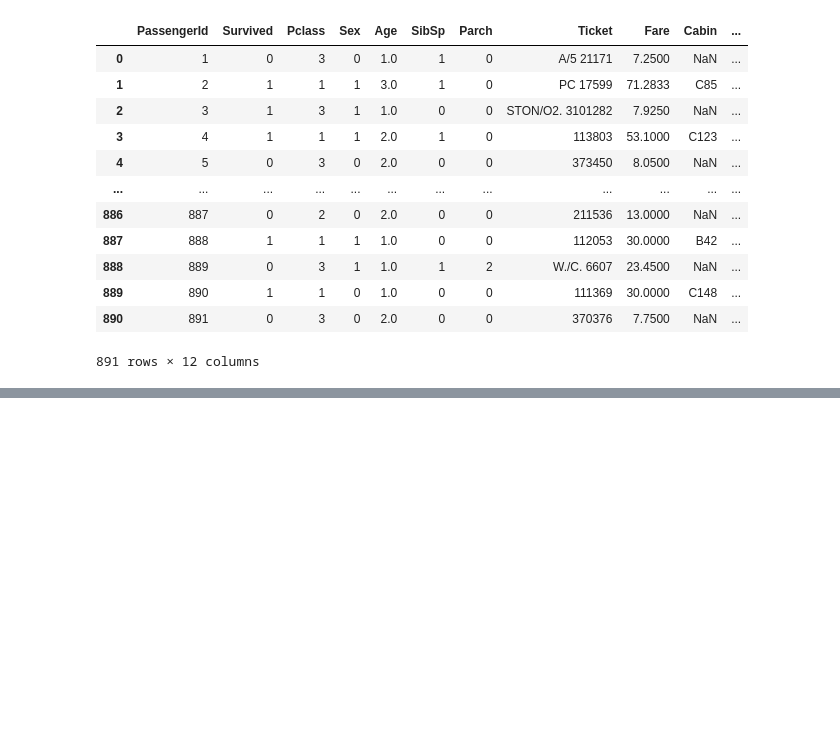
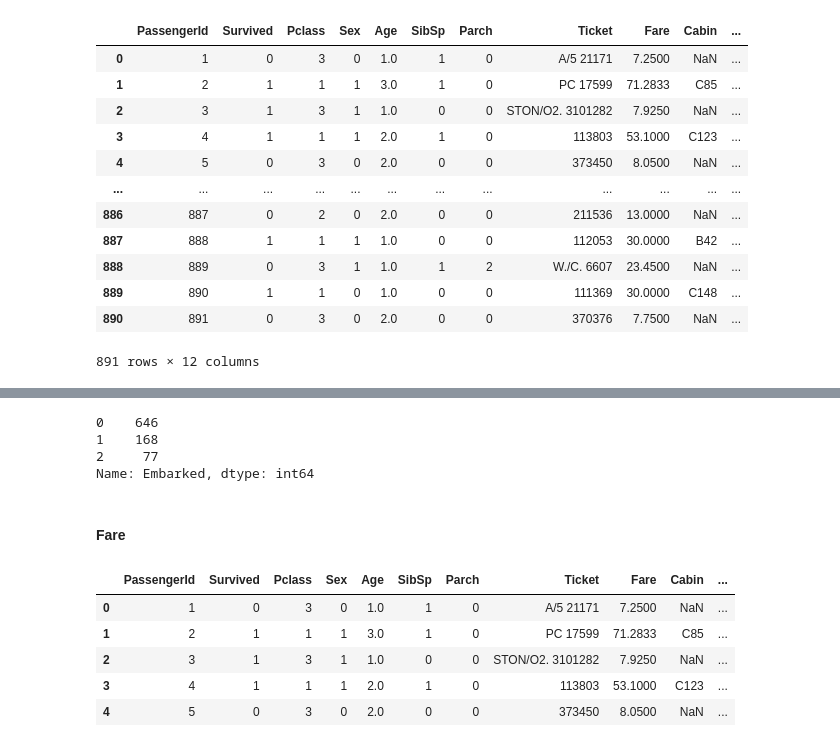
Before and after one commit to toot09/kaggle_titanic, a Jupyter notebook: kaggle_titanic.ipynb, the cells around one changed output, grey strips where cells are left out. Cells and saved outputs as stored; diff of their text form; code cells hidden in the pictures; blank space fills up the shorter version.

```diff
--- a/kaggle_titanic.ipynb
+++ b/kaggle_titanic.ipynb
@@ -343,0 +379,9 @@ train
+# %%
+train['Embarked'].value_counts()
+# %% [output]
+0    646
+1    168
+2     77
+Name: Embarked, dtype: int64
+# %% [markdown]
+#### Fare
@@ -343,0 +391,9 @@ train
+# %%
+train.head()
+# %% [output]
+|  | PassengerId | Survived | Pclass | Sex | Age | SibSp | Parch | Ticket | Fare | Cabin | ... |
+| 0 | 1 | 0 | 3 | 0 | 1.0 | 1 | 0 | A/5 21171 | 7.2500 | NaN | ... |
+| 1 | 2 | 1 | 1 | 1 | 3.0 | 1 | 0 | PC 17599 | 71.2833 | C85 | ... |
+| 2 | 3 | 1 | 3 | 1 | 1.0 | 0 | 0 | STON/O2. 3101282 | 7.9250 | NaN | ... |
+| 3 | 4 | 1 | 1 | 1 | 2.0 | 1 | 0 | 113803 | 53.1000 | C123 | ... |
+| 4 | 5 | 0 | 3 | 0 | 2.0 | 0 | 0 | 373450 | 8.0500 | NaN | ... |
```
Also changed, not shown: parts of 14 cells of this notebook.
